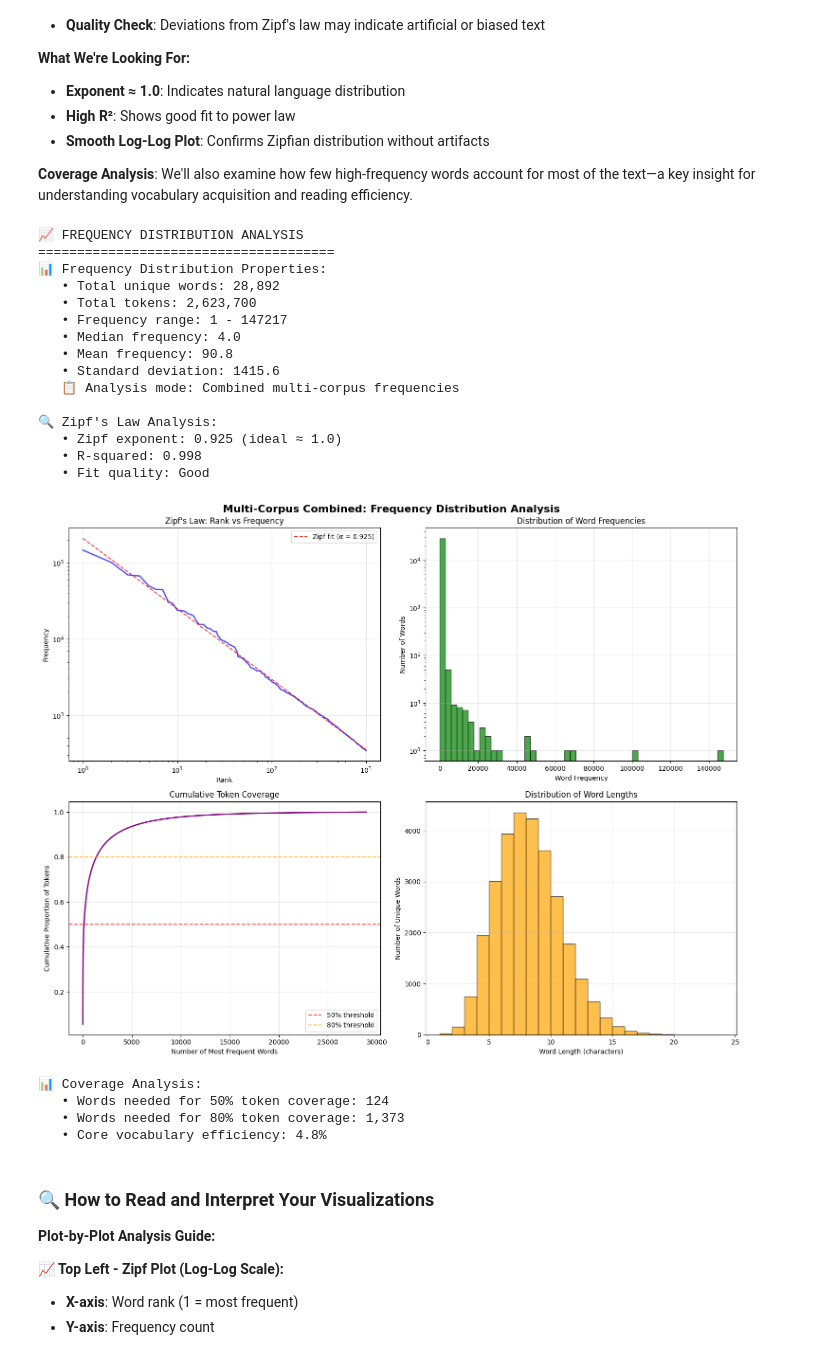
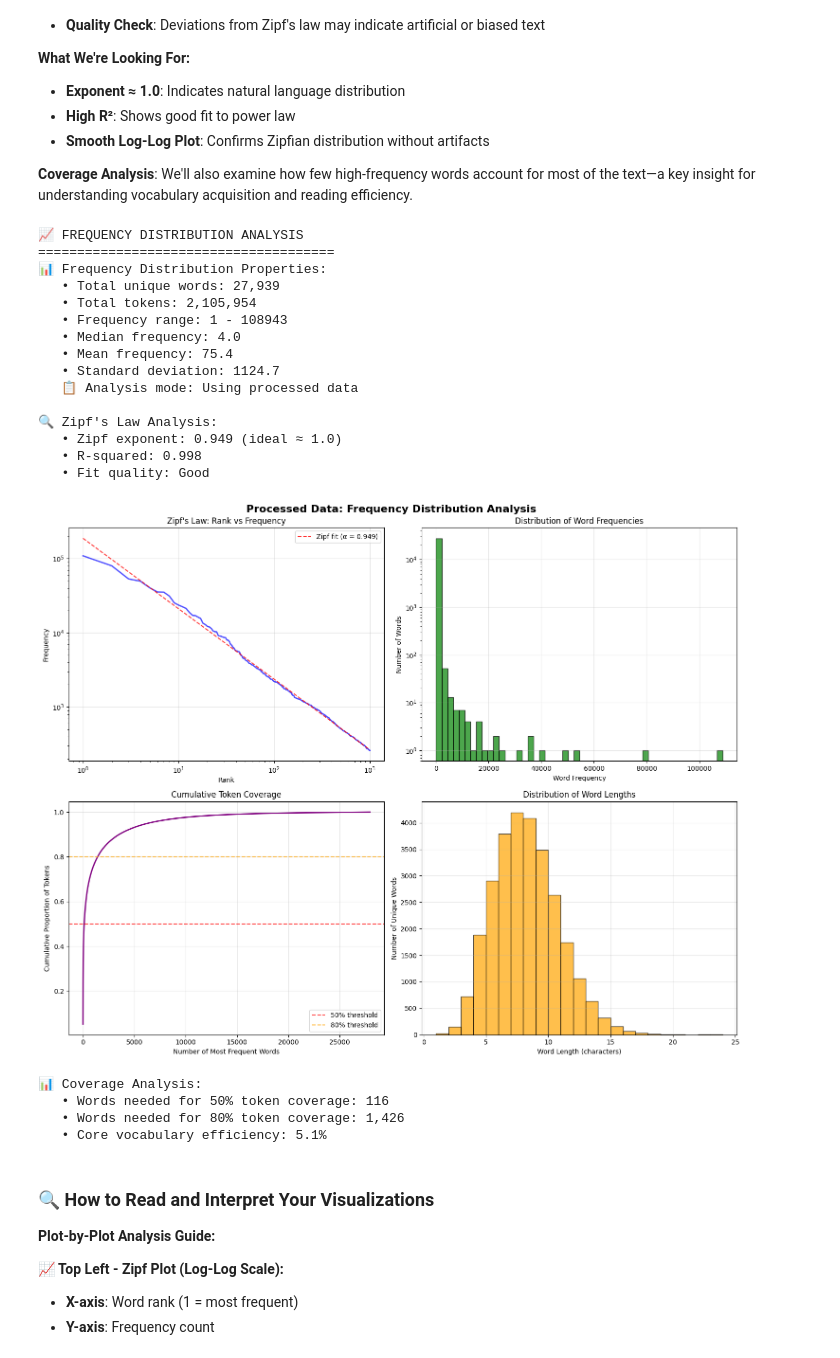
Before and after one commit to jobschepens/mlschool-text, a Jupyter notebook: notebooks/notebook1c_frequency_analysis.ipynb, the cells around one changed output. Saved outputs shown, nothing was run; the diff lists cells and outputs as text; code cells hidden in the pictures.

```diff
--- a/notebooks/notebook1c_frequency_analysis.ipynb
+++ b/notebooks/notebook1c_frequency_analysis.ipynb
@@ -524,12 +323,7 @@ if word_counts and len(word_counts) > 10:
     print(f"   • Standard deviation: {np.std(frequencies):.1f}")
 
     # Display analysis mode context
-    if analysis_mode == "processed":
-        print(f"   📋 Analysis mode: Using processed data")
-    elif analysis_mode == "single_raw":
-        print(f"   📋 Analysis mode: Single raw corpus")
-    elif analysis_mode == "multi_raw":
-        print(f"   📋 Analysis mode: Combined multi-corpus frequencies")
+    print(f"   📋 Analysis mode: Using processed data")
 
     # Zipf's Law Analysis
     print(f"\n🔍 Zipf's Law Analysis:")
@@ -555,14 +349,7 @@ if word_counts and len(word_counts) > 10:
     fig, ((ax1, ax2), (ax3, ax4)) = plt.subplots(2, 2, figsize=(15, 12))
 
     # Dynamic title based on analysis mode
-    if analysis_mode == "processed":
-        title = 'Processed Data: Frequency Distribution Analysis'
-    elif analysis_mode == "single_raw":
-        title = f'Single Corpus: Frequency Distribution Analysis'
-    elif analysis_mode == "multi_raw":
-        title = f'Multi-Corpus Combined: Frequency Distribution Analysis'
-    else:
-        title = 'Frequency Distribution Analysis'
+    title = 'Processed Data: Frequency Distribution Analysis'
 
     fig.suptitle(title, fontsize=16, fontweight='bold')
 
@@ -599,22 +386,13 @@ if word_counts and len(word_counts) > 10:
     ax3.grid(True, alpha=0.3)
 
     # Plot 4: Word Length Distribution
-    # Handle word length calculation safely for different modes
-    if analysis_mode == "processed":
-        # For processed mode, get word lengths from the DataFrame if available
-        if 'word_length' in predictors_df.columns:
-            word_lengths = predictors_df['word_length'].tolist()
-        else:
-            # Calculate lengths from words in predictors_df, filtering out invalid entries
-            valid_words = predictors_df['word'].dropna()
-            word_lengths = [len(str(word)) for word in valid_words if isinstance(word, str)]
+    # For processed mode, get word lengths from the DataFrame if available
+    if 'word_length' in predictors_df.columns:
+        word_lengths = predictors_df['word_length'].tolist()
     else:
-        # For raw modes, calculate from word_counts keys (should all be strings)
-        try:
-            word_lengths = [len(word) for word in word_counts.keys() if isinstance(word, str)]
-        except:
-            # Fallback: convert to string first
-            word_lengths = [len(str(word)) for word in word_counts.keys()]
+        # Calculate lengths from words in predictors_df, filtering out invalid entries
+        valid_words = predictors_df['word'].dropna()
+        word_lengths = [len(str(word)) for word in valid_words if isinstance(word, str)]
 
     if word_lengths:
         ax4.hist(word_lengths, bins=range(1, max(word_lengths) + 2), alpha=0.7, color='orange', edgecolor='black')
@@ -634,45 +412,45 @@ if word_counts and len(word_counts) > 10:
     words_for_50_percent = np.where(cumulative_prop >= 0.5)[0][0] + 1
     words_for_80_percent = np.where(cumulative_prop >= 0.8)[0][0] + 1
 
     print(f"\n📊 Coverage Analysis:")
     print(f"   • Words needed for 50% token coverage: {words_for_50_percent:,}")
     print(f"   • Words needed for 80% token coverage: {words_for_80_percent:,}")
     print(f"   • Core vocabulary efficiency: {words_for_80_percent/len(word_counts)*100:.1f}%")
 
 else:
     print("❌ Insufficient data for frequency distribution analysis")
     print("   💡 Ensure you have word counts available from your data loading")
     if not word_counts:
         print("   • No word frequency data found")
     elif len(word_counts) <= 10:
         print(f"   • Only {len(word_counts)} unique words found (need >10)")
 
     # Suggest solutions based on mode
     if analysis_mode == "processed":
         print("   🔧 Try: Run the merge notebook (1b) to create processed data")
     else:
         print("   🔧 Try: Check that your corpus files contain sufficient text")
 # %% [output]
 📈 FREQUENCY DISTRIBUTION ANALYSIS
 ======================================
 📊 Frequency Distribution Properties:
-   • Total unique words: 28,892
-   • Total tokens: 2,623,700
-   • Frequency range: 1 - 147217
+   • Total unique words: 27,939
+   • Total tokens: 2,105,954
+   • Frequency range: 1 - 108943
    • Median frequency: 4.0
-   • Mean frequency: 90.8
-   • Standard deviation: 1415.6
-   📋 Analysis mode: Combined multi-corpus frequencies
+   • Mean frequency: 75.4
+   • Standard deviation: 1124.7
+   📋 Analysis mode: Using processed data
 
 🔍 Zipf's Law Analysis:
-   • Zipf exponent: 0.925 (ideal ≈ 1.0)
+   • Zipf exponent: 0.949 (ideal ≈ 1.0)
    • R-squared: 0.998
    • Fit quality: Good
-[figure, old version]
+[figure, new version]
 📊 Coverage Analysis:
-   • Words needed for 50% token coverage: 124
-   • Words needed for 80% token coverage: 1,373
-   • Core vocabulary efficiency: 4.8%
+   • Words needed for 50% token coverage: 116
+   • Words needed for 80% token coverage: 1,426
+   • Core vocabulary efficiency: 5.1%
 # %% [markdown]
 ### 🔍 **How to Read and Interpret Your Visualizations**
 
```
Also changed, not shown: parts of 8 cells of this notebook, 6 other files.
